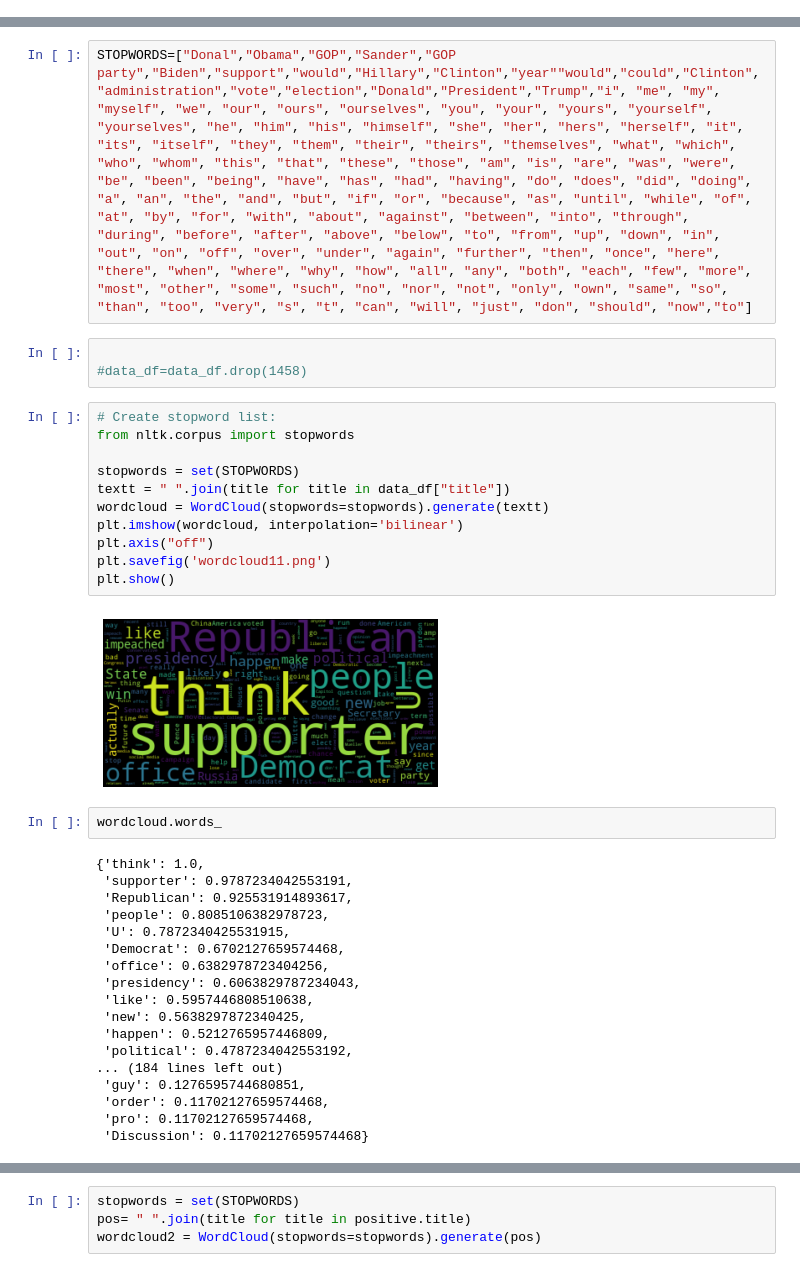
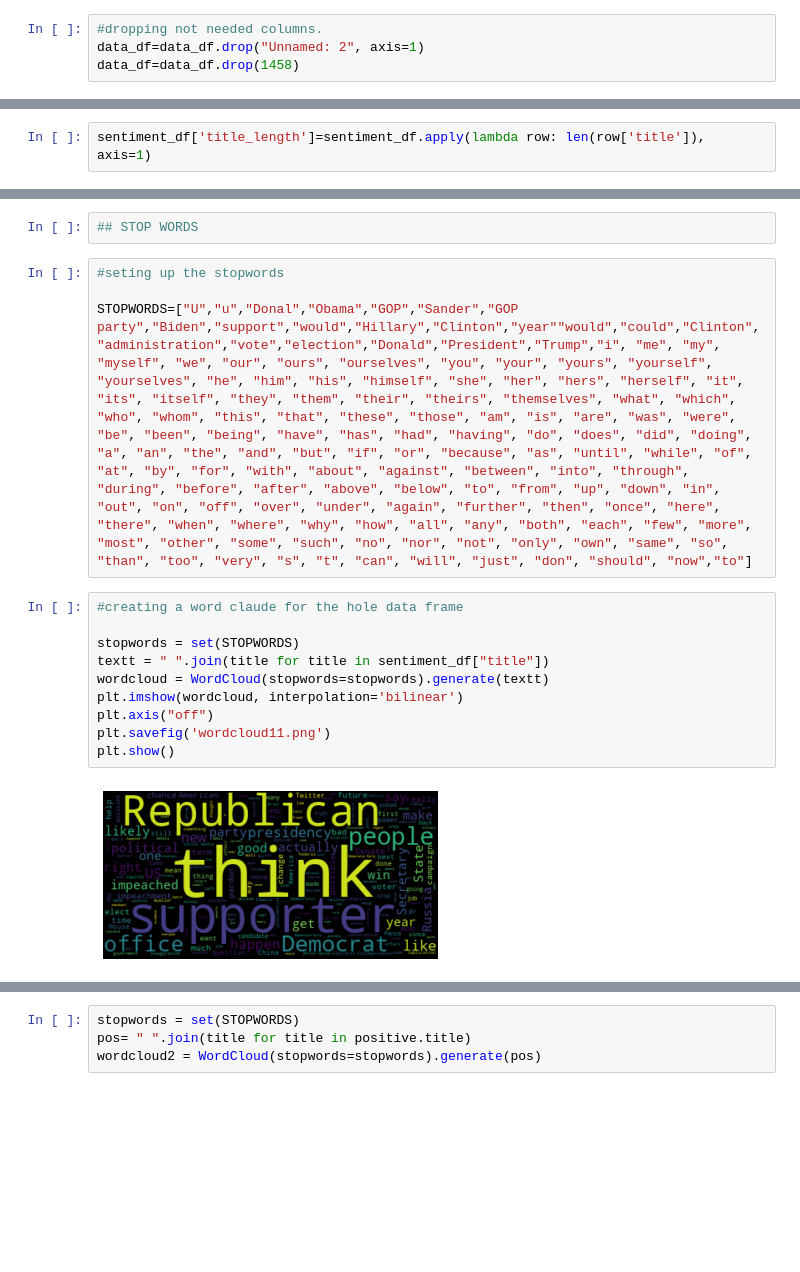
Before and after one commit to FreddyRangelA/project-3, a Jupyter notebook: dataSentiment(f).ipynb, the cells around one changed output, grey strips where cells are left out. Drawn from its saved outputs; the diff is of its cells as text; blank space fills up the shorter version.

```diff
--- a/dataSentiment(f).ipynb
+++ b/dataSentiment(f).ipynb
@@ -37 +59,5 @@ memory usage: 53.9+ KB
+# %%
+#dropping not needed columns.
+data_df=data_df.drop("Unnamed: 2", axis=1)
+data_df=data_df.drop(1458)
 # %%
@@ -46,0 +72,2 @@ import matplotlib.pyplot as plt
+# %%
+sentiment_df['title_length']=sentiment_df.apply(lambda row: len(row['title']), axis=1)
@@ -47,38 +92,18 @@ import matplotlib.pyplot as plt
+# %%
+## STOP WORDS
 # %%
-STOPWORDS=["Donal","Obama","GOP","Sander","GOP party","Biden","support","would","Hillary","Clinton","year""would","could","Clinton","administration","vote","election","Donald","President","Trump","i", "me", "my", "myself", "we", "our", "ours", "ourselves", "you", "your", "yours", "yourself", "yourselves", "he", "him", "his", "himself", "she", "her", "hers", "herself", "it", "its", "itself", "they", "them", "their", "theirs", "themselves", "what", "which", "who", "whom", "this", "that", "these", "those", "am", "is", "are", "was", "were", "be", "been", "being", "have", "has", "had", "having", "do", "does", "did", "doing", "a", "an", "the", "and", "but", "if", "or", "because", "as", "until", "while", "of", "at", "by", "for", "with", "about", "against", "between", "into", "through", "during", "before", "after", "above", "below", "to", "from", "up", "down", "in", "out", "on", "off", "over", "under", "again", "further", "then", "once", "here", "there", "when", "where", "why", "how", "all", "any", "both", "each", "few", "more", "most", "other", "some", "such", "no", "nor", "not", "only", "own", "same", "so", "than", "too", "very", "s", "t", "can", "will", "just", "don", "should", "now","to"]
+#seting up the stopwords
+
+STOPWORDS=["U","u","Donal","Obama","GOP","Sander","GOP party","Biden","support","would","Hillary","Clinton","year""would","could","Clinton","administration","vote","election","Donald","President","Trump","i", "me", "my", "myself", "we", "our", "ours", "ourselves", "you", "your", "yours", "yourself", "yourselves", "he", "him", "his", "himself", "she", "her", "hers", "herself", "it", "its", "itself", "they", "them", "their", "theirs", "themselves", "what", "which", "who", "whom", "this", "that", "these", "those", "am", "is", "are", "was", "were", "be", "been", "being", "have", "has", "had", "having", "do", "does", "did", "doing", "a", "an", "the", "and", "but", "if", "or", "because", "as", "until", "while", "of", "at", "by", "for", "with", "about", "against", "between", "into", "through", "during", "before", "after", "above", "below", "to", "from", "up", "down", "in", "out", "on", "off", "over", "under", "again", "further", "then", "once", "here", "there", "when", "where", "why", "how", "all", "any", "both", "each", "few", "more", "most", "other", "some", "such", "no", "nor", "not", "only", "own", "same", "so", "than", "too", "very", "s", "t", "can", "will", "just", "don", "should", "now","to"]
-# %%
-
-#data_df=data_df.drop(1458)
 # %%
-# Create stopword list:
-from nltk.corpus import stopwords
+#creating a word claude for the hole data frame
 
 stopwords = set(STOPWORDS)
-textt = " ".join(title for title in data_df["title"])
+textt = " ".join(title for title in sentiment_df["title"])
 wordcloud = WordCloud(stopwords=stopwords).generate(textt)
 plt.imshow(wordcloud, interpolation='bilinear')
 plt.axis("off")
 plt.savefig('wordcloud11.png')
 plt.show()
 # %% [output]
-[figure, old version]
+[figure, new version]
-# %%
-wordcloud.words_
-# %% [output]
-{'think': 1.0,
- 'supporter': 0.9787234042553191,
- 'Republican': 0.925531914893617,
- 'people': 0.8085106382978723,
- 'U': 0.7872340425531915,
- 'Democrat': 0.6702127659574468,
- 'office': 0.6382978723404256,
- 'presidency': 0.6063829787234043,
- 'like': 0.5957446808510638,
- 'new': 0.5638297872340425,
- 'happen': 0.5212765957446809,
- 'political': 0.4787234042553192,
-... (184 lines left out)
- 'guy': 0.1276595744680851,
- 'order': 0.11702127659574468,
- 'pro': 0.11702127659574468,
- 'Discussion': 0.11702127659574468}
```
Also changed, not shown: parts of 24 cells of this notebook, 1 other file.
